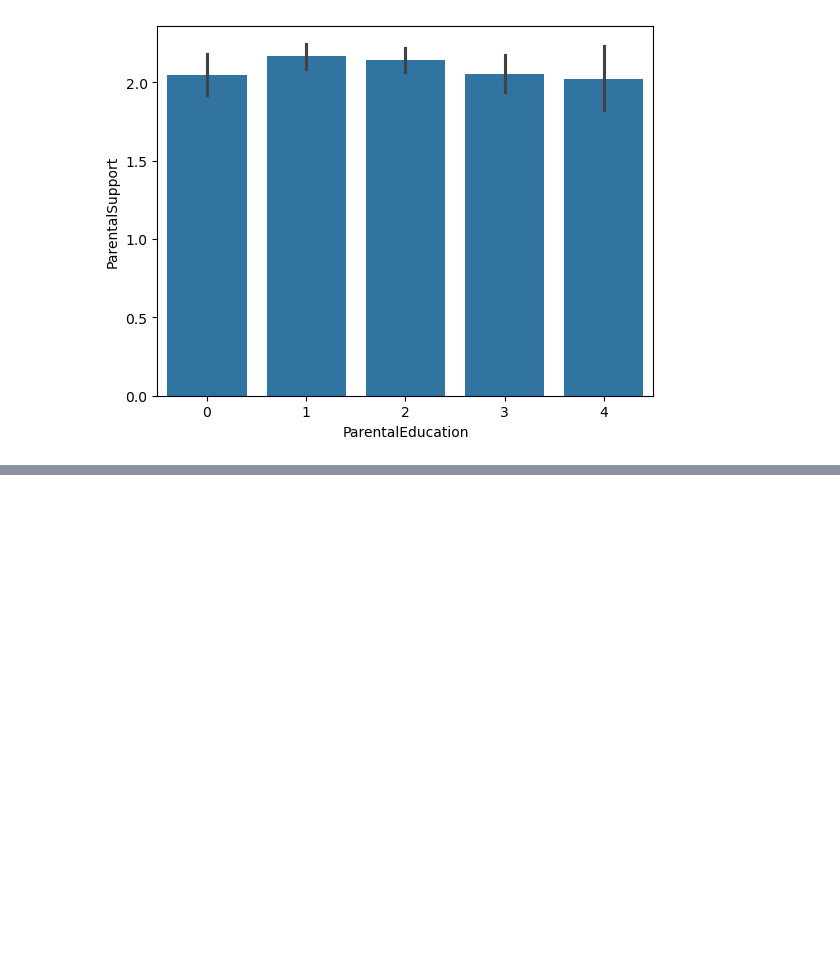
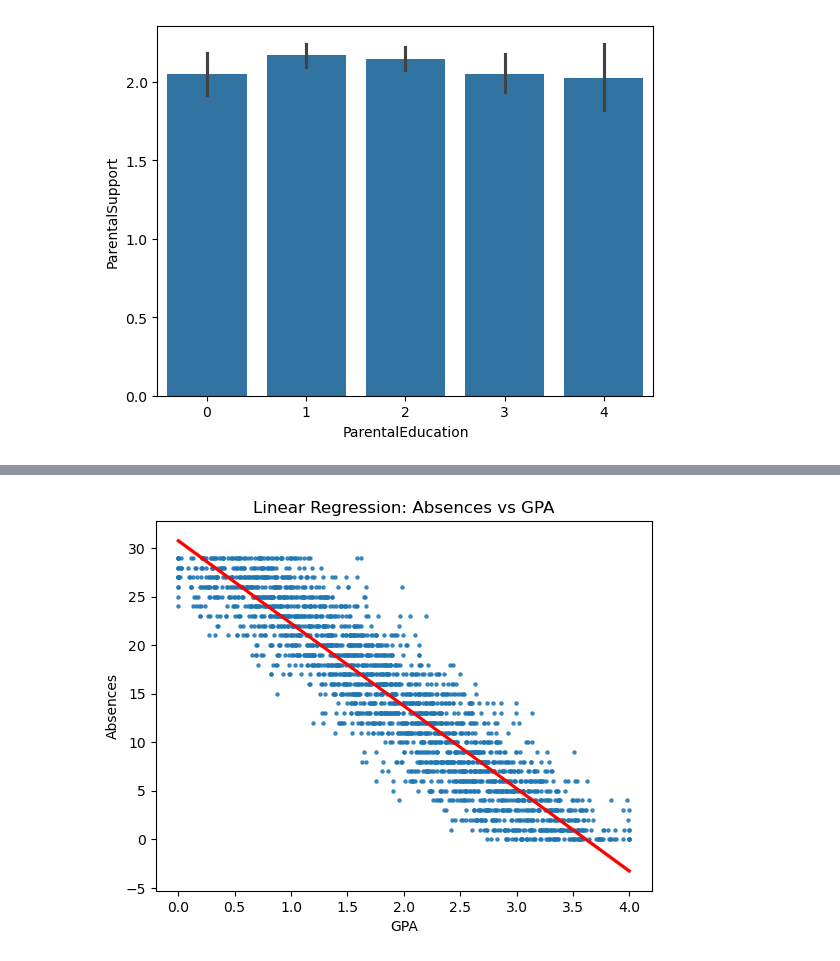
Before and after one commit to KCSchmutz/MLG382_Guided_Project_GroupX, a Jupyter notebook: MLG382_Guided_Project_GroupX_Notebook.ipynb, the cells around one changed output, grey strips where cells are left out. Drawn from its saved outputs; the diff is of its cells as text; code cells hidden in the pictures; blank space fills up the shorter version.

```diff
--- a/MLG382_Guided_Project_GroupX_Notebook.ipynb
+++ b/MLG382_Guided_Project_GroupX_Notebook.ipynb
@@ -119,0 +124,8 @@ sns.boxplot(x='Absences', y='GPA', data=df)
+# %%
+sns.regplot(x="GPA", y="Absences", data=df, scatter_kws={"s": 5}, line_kws={"color": "red"})
+plt.title("Linear Regression: Absences vs GPA")
+plt.xlabel("GPA")
+plt.ylabel("Absences")
+plt.show()
+# %% [output]
+[figure, added]
```
Also changed, not shown: parts of 6 cells of this notebook.
